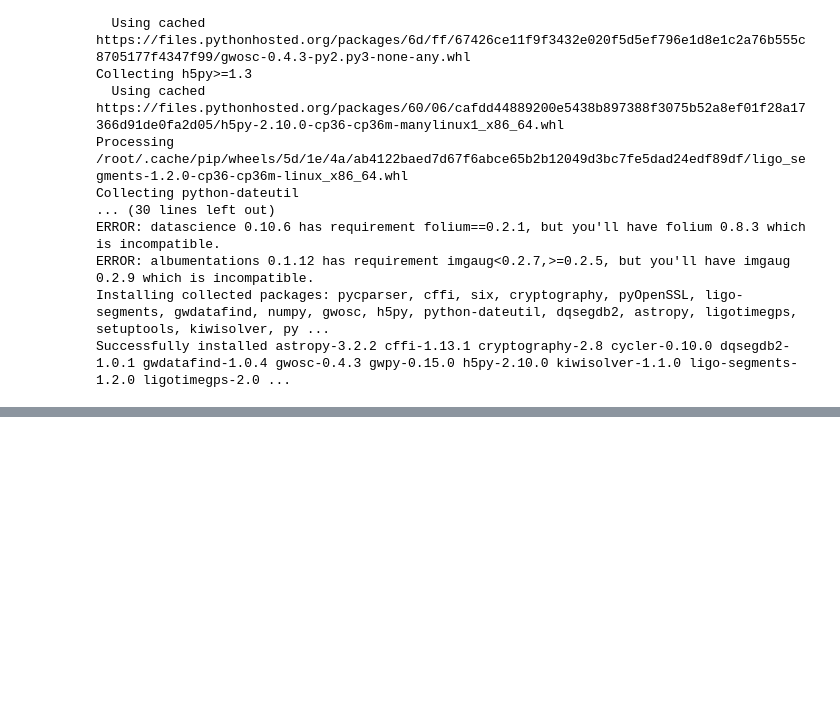
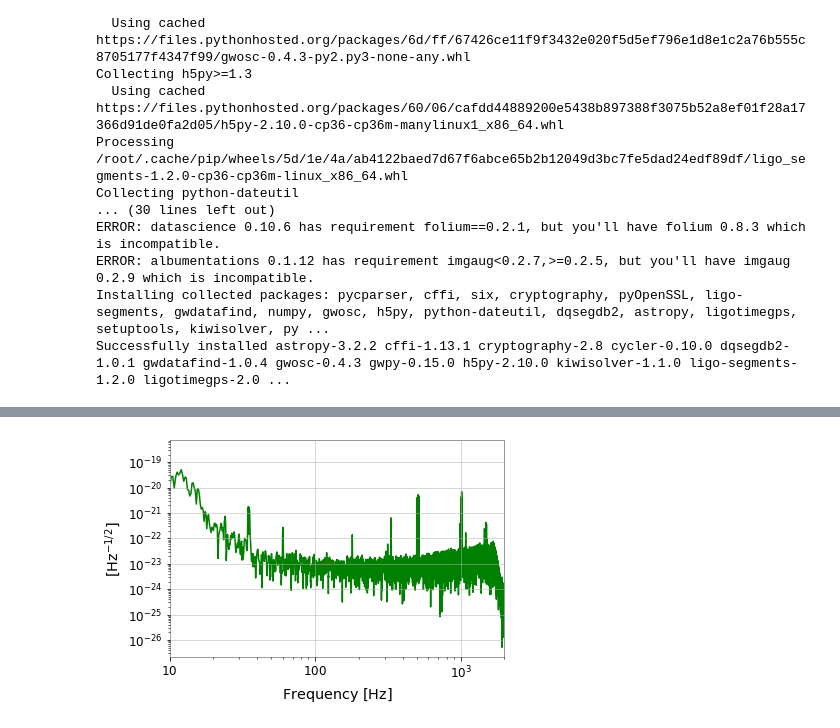
Before and after one commit to SGRGit/gwOsc, a Jupyter notebook: DataPrepBlipGlitches.ipynb, the cells around one changed output, grey strips where cells are left out. Cells and saved outputs as stored; diff of their text form; code cells hidden in the pictures; blank space fills up the shorter version.

```diff
--- a/DataPrepBlipGlitches.ipynb
+++ b/DataPrepBlipGlitches.ipynb
@@ -53,3 +55,12 @@ ax.plot(t_value, data, 'g')
+# %%
+data_asd = data.asd(4, 2)
+plot = data_asd.plot(color='g')
+ax = plot.gca()
+ax.set_xlim(10, 2000)
+#ax.set_ylim(5e-24, 1e-21)
+plot.show()
+# %% [output]
+[figure, added]
 # %%
 qtrans = data.q_transform(
     #whiten=False,  # already white
```
Also changed, not shown: parts of 6 cells of this notebook.
